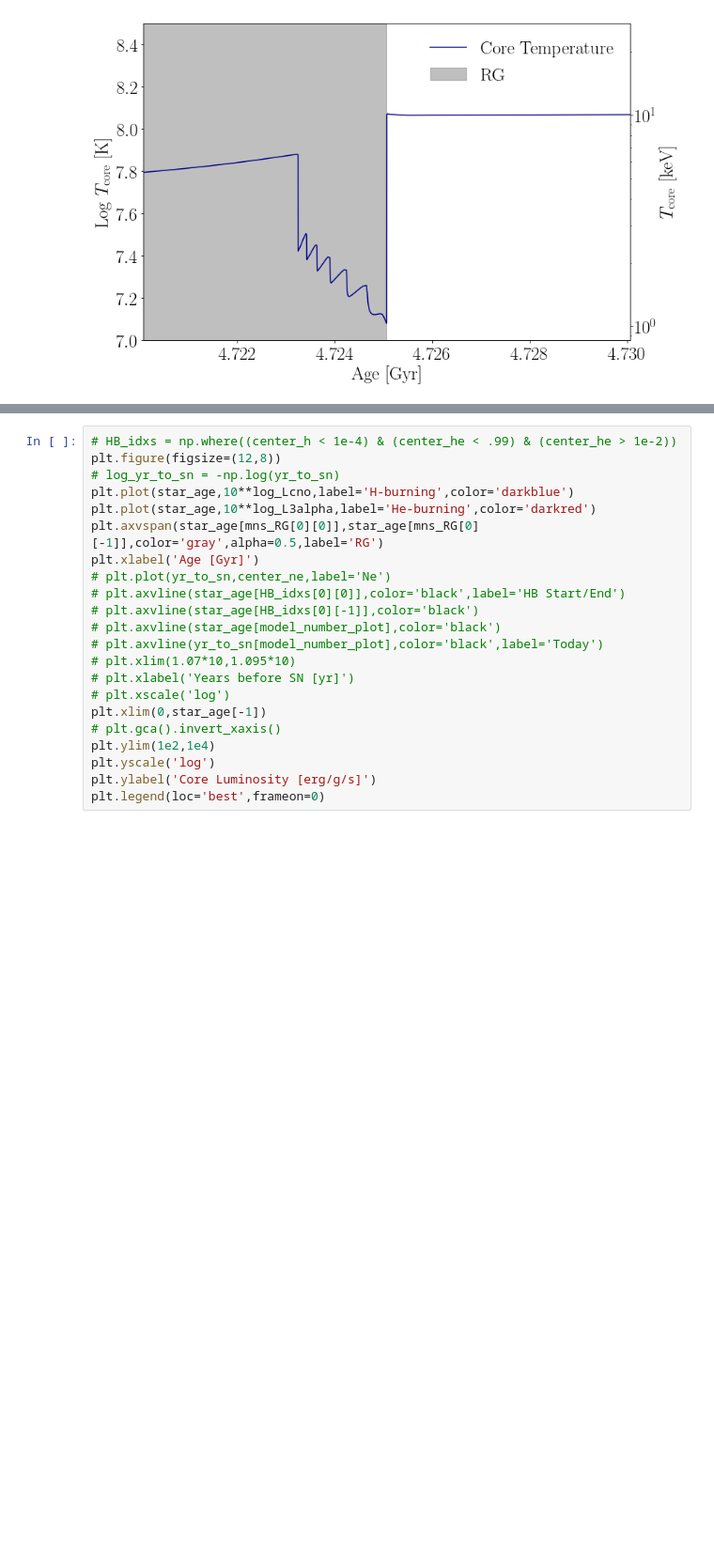
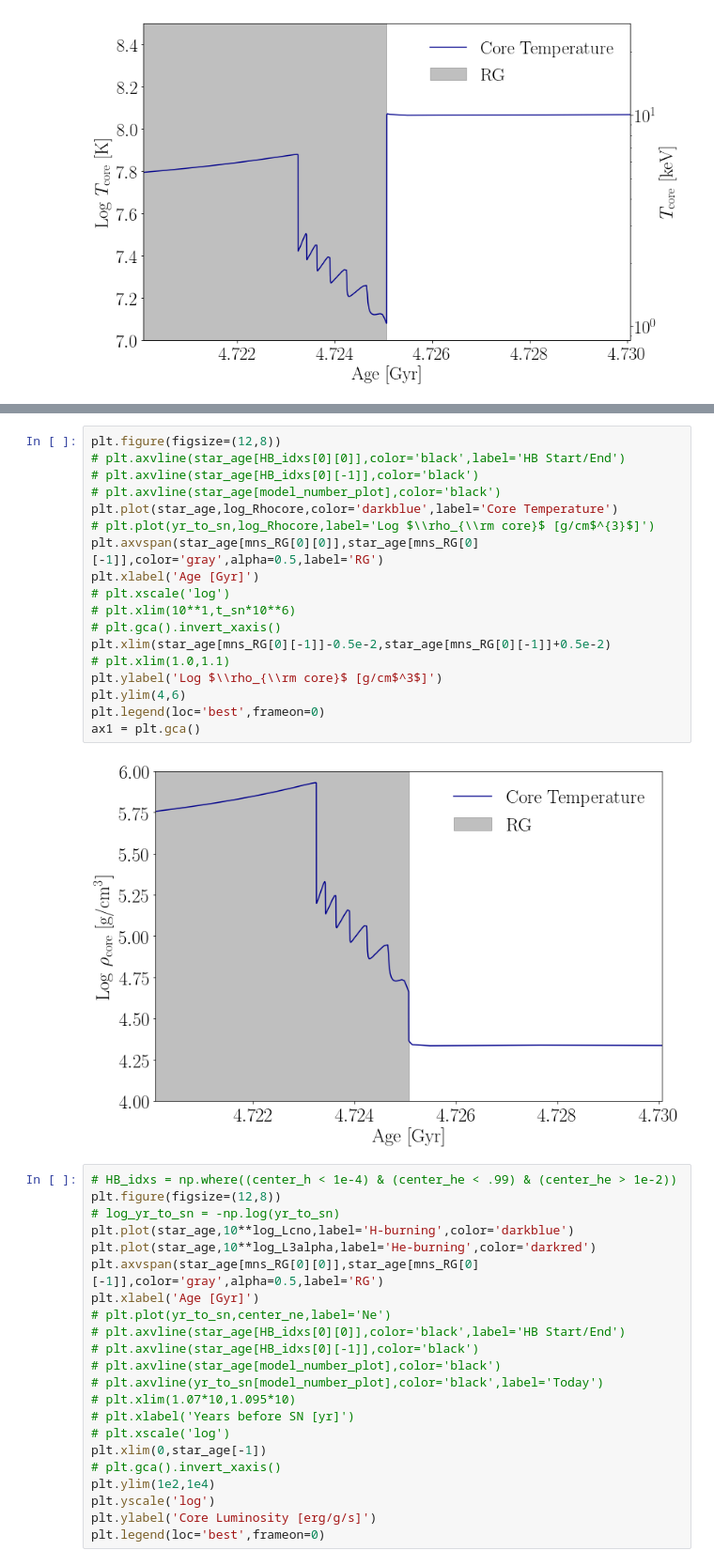
Before and after one commit to ZachAJohnson/dm-helium-flash, a Jupyter notebook: notebooks/model_history.ipynb, the cells around one changed output, grey strips where cells are left out. Shown: that part at 94% size. Cells and saved outputs as stored; diff of their text form; blank space fills up the shorter version.

```diff
--- a/notebooks/model_history.ipynb
+++ b/notebooks/model_history.ipynb
@@ -220,3 +240,23 @@ ax2.set_yscale('log')
+# %%
+plt.figure(figsize=(12,8))
+# plt.axvline(star_age[HB_idxs[0][0]],color='black',label='HB Start/End')
+# plt.axvline(star_age[HB_idxs[0][-1]],color='black')
+# plt.axvline(star_age[model_number_plot],color='black')
+plt.plot(star_age,log_Rhocore,color='darkblue',label='Core Temperature')
+# plt.plot(yr_to_sn,log_Rhocore,label='Log $\\rho_{\\rm core}$ [g/cm$^{3}$]')
+plt.axvspan(star_age[mns_RG[0][0]],star_age[mns_RG[0][-1]],color='gray',alpha=0.5,label='RG')
+plt.xlabel('Age [Gyr]')
+# plt.xscale('log')
+# plt.xlim(10**1,t_sn*10**6)
+# plt.gca().invert_xaxis()
+plt.xlim(star_age[mns_RG[0][-1]]-0.5e-2,star_age[mns_RG[0][-1]]+0.5e-2)
+# plt.xlim(1.0,1.1)
+plt.ylabel('Log $\\rho_{\\rm core}$ [g/cm$^3$]')
+plt.ylim(4,6)
+plt.legend(loc='best',frameon=0)
+ax1 = plt.gca()
+# %% [output]
+[figure, added]
 # %%
 # HB_idxs = np.where((center_h < 1e-4) & (center_he < .99) & (center_he > 1e-2))
 plt.figure(figsize=(12,8))
```
Also changed, not shown: parts of 1 cell of this notebook, 4 other files.
